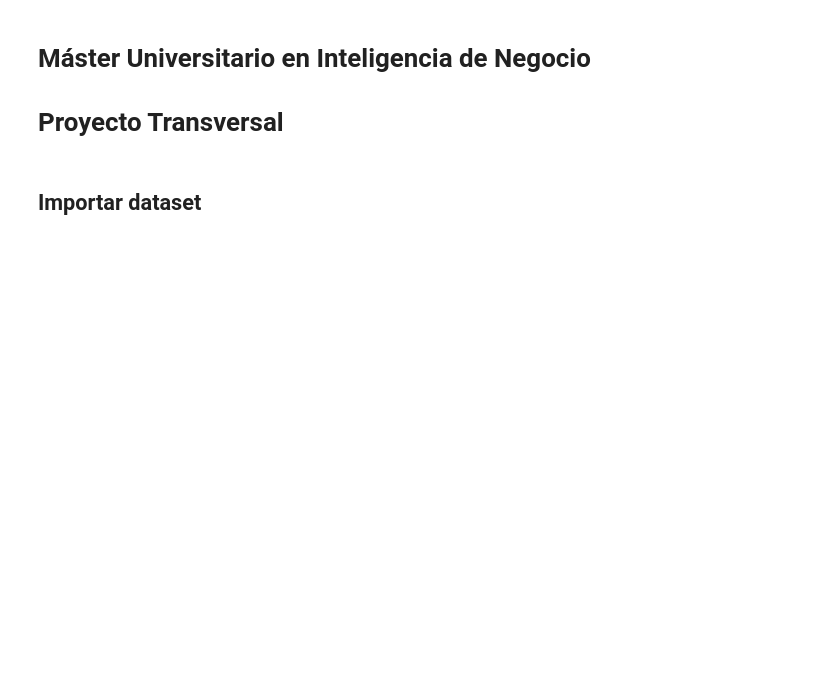
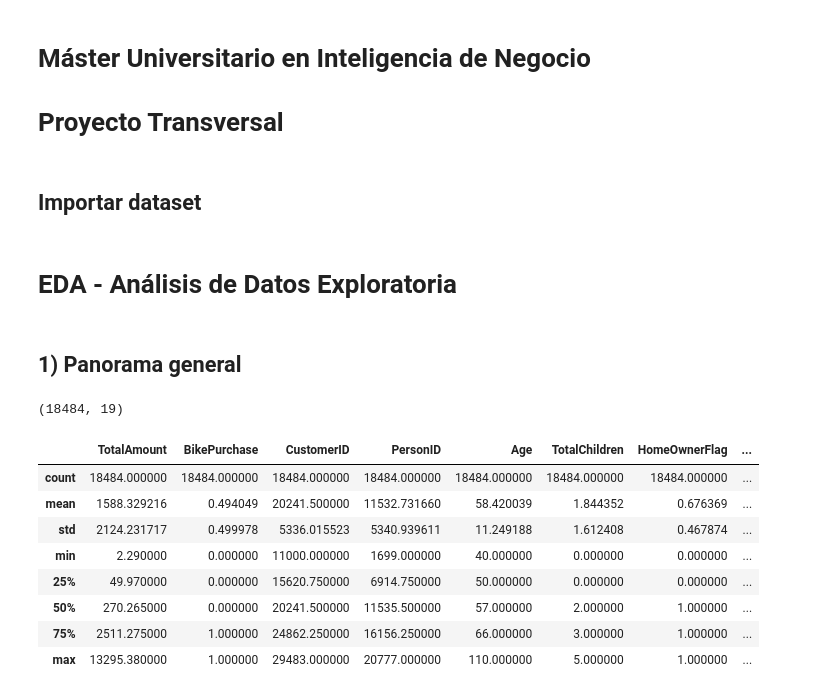
Before and after one commit to anapaccasilva/AdventureWorks, a Jupyter notebook: EDA_AdventureWorks.ipynb, the cells around one changed output. Cells and saved outputs as stored; diff of their text form; code cells hidden in the pictures; blank space fills up the shorter version.

```diff
--- a/EDA_AdventureWorks.ipynb
+++ b/EDA_AdventureWorks.ipynb
@@ -28,3 +28,23 @@ import pandas as pd
 url = "https://github.com/anapaccasilva/AdventureWorks/blob/main/DataSet%20SQL%20Analisis%20Masivo%20de%20Datos%20(1).xlsx?raw=true"
 
 customersPurchases = pd.read_excel(url ,sheet_name="Var Discreta Adq Bicicleta")
+# %% [markdown]
+# **EDA - Análisis de Datos Exploratoria**
+# %% [markdown]
+## 1) Panorama general
+# %%
+customersPurchases.shape
+# %% [output]
+(18484, 19)
+# %%
+customersPurchases.describe()
+# %% [output]
+|  | TotalAmount | BikePurchase | CustomerID | PersonID | Age | TotalChildren | HomeOwnerFlag | ... |
+| count | 18484.000000 | 18484.000000 | 18484.000000 | 18484.000000 | 18484.000000 | 18484.000000 | 18484.000000 | ... |
+| mean | 1588.329216 | 0.494049 | 20241.500000 | 11532.731660 | 58.420039 | 1.844352 | 0.676369 | ... |
+| std | 2124.231717 | 0.499978 | 5336.015523 | 5340.939611 | 11.249188 | 1.612408 | 0.467874 | ... |
+| min | 2.290000 | 0.000000 | 11000.000000 | 1699.000000 | 40.000000 | 0.000000 | 0.000000 | ... |
+| 25% | 49.970000 | 0.000000 | 15620.750000 | 6914.750000 | 50.000000 | 0.000000 | 0.000000 | ... |
+| 50% | 270.265000 | 0.000000 | 20241.500000 | 11535.500000 | 57.000000 | 2.000000 | 1.000000 | ... |
+| 75% | 2511.275000 | 1.000000 | 24862.250000 | 16156.250000 | 66.000000 | 3.000000 | 1.000000 | ... |
+| max | 13295.380000 | 1.000000 | 29483.000000 | 20777.000000 | 110.000000 | 5.000000 | 1.000000 | ... |
```
Also changed, not shown: parts of 3 cells of this notebook.
